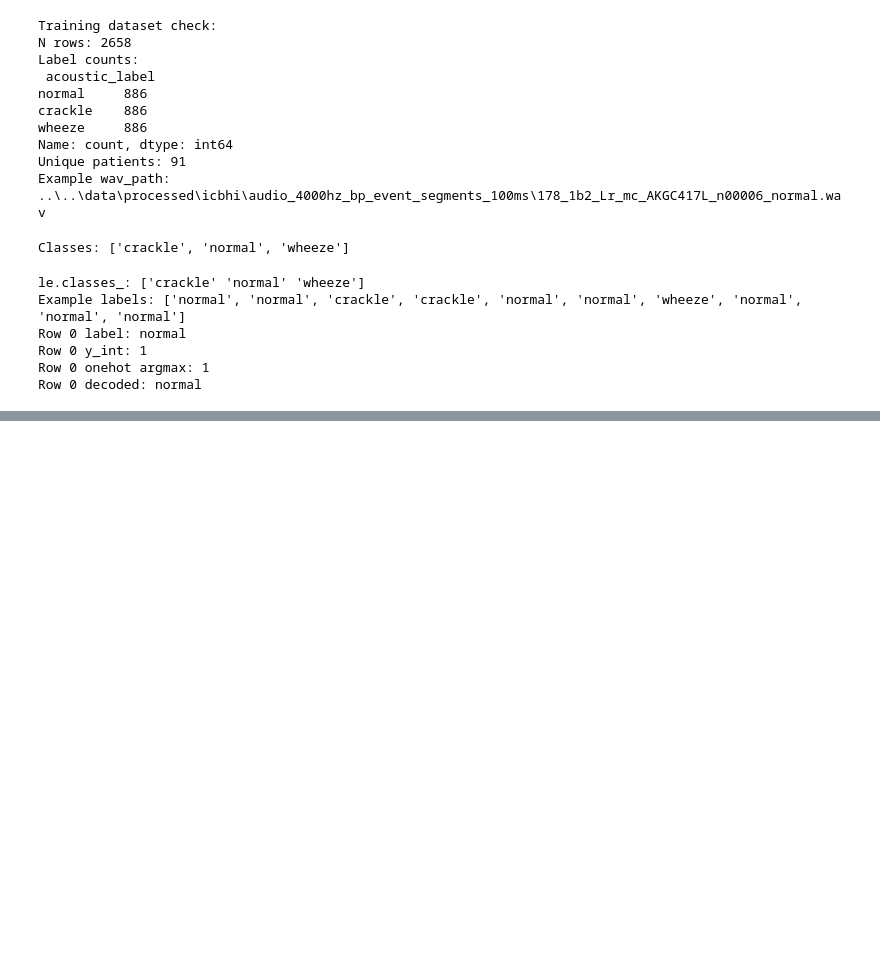
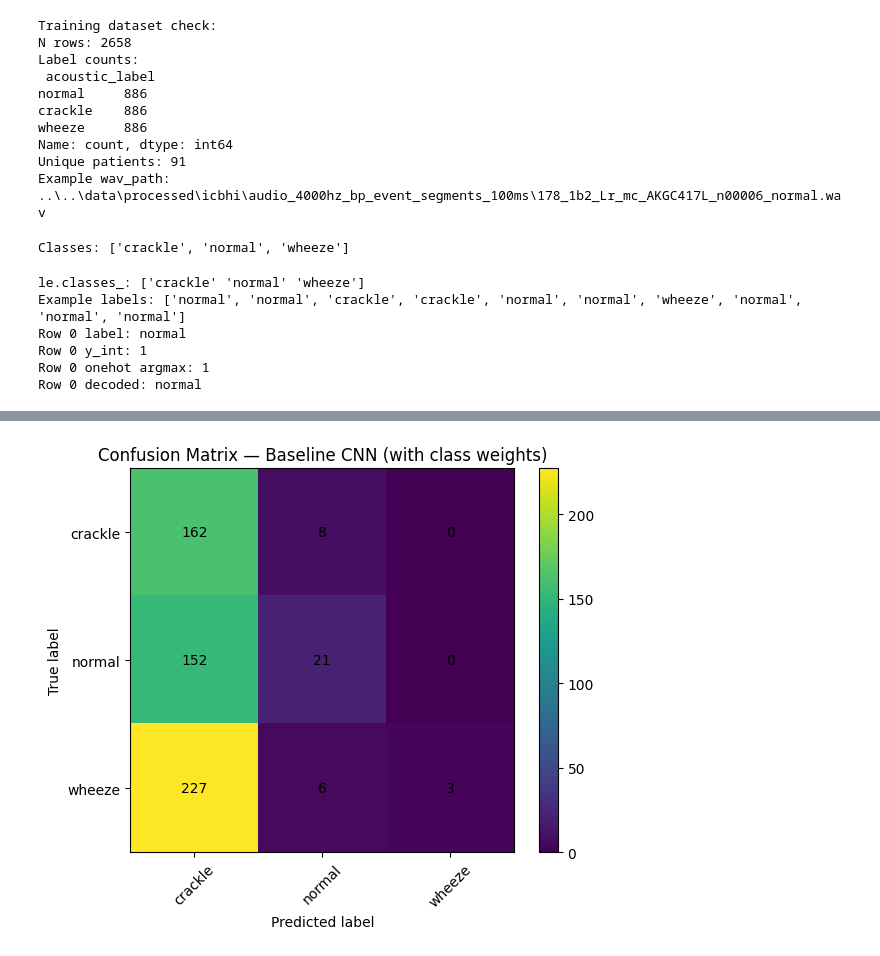
Before and after one commit to EsmeeK1/AI-Onderzoeksvragen, a Jupyter notebook: research_questions/heart_and_lungsounds/notebooks/icbhi/simple_cnn_test.ipynb, the cells around one changed output, grey strips where cells are left out. Saved outputs shown, nothing was run; the diff lists cells and outputs as text; code cells hidden in the pictures; blank space fills up the shorter version.

```diff
--- a/research_questions/heart_and_lungsounds/notebooks/icbhi/simple_cnn_test.ipynb
+++ b/research_questions/heart_and_lungsounds/notebooks/icbhi/simple_cnn_test.ipynb
@@ -212,0 +247,14 @@ Row 0 decoded: normal
+# %%
+from tensorflow.keras.utils import to_categorical
+
+# encode labels
+le = LabelEncoder()
+y_int = le.fit_transform(labels)
+y_onehot = to_categorical(y_int, num_classes=len(le.classes_))
+
+y_train = y_onehot[train_idx]
+y_val   = y_onehot[val_idx]
+
+print("Classes:", list(le.classes_))
+print("y_train shape:", y_train.shape)
+print("y_val shape  :", y_val.shape)
@@ -524,13 +721,15 @@ print("True decoded:", pd.Series(le.inverse_transform(true_int)).value_counts())
 # %%
 # Ground truth (val)
 y_true = np.argmax(y_val, axis=1)
 
 # Predictions
 y_pred = np.argmax(model.predict(X_val, verbose=0), axis=1)
 
 plot_confusion_matrix(
     y_true,
     y_pred,
     class_names=le.classes_,
-    title="Confusion Matrix — Baseline CNN (no class weights)"
+    title="Confusion Matrix — Baseline CNN (with class weights)"
 )
+# %% [output]
+[figure, added]
```
Also changed, not shown: parts of 21 cells of this notebook, 9 other files.
